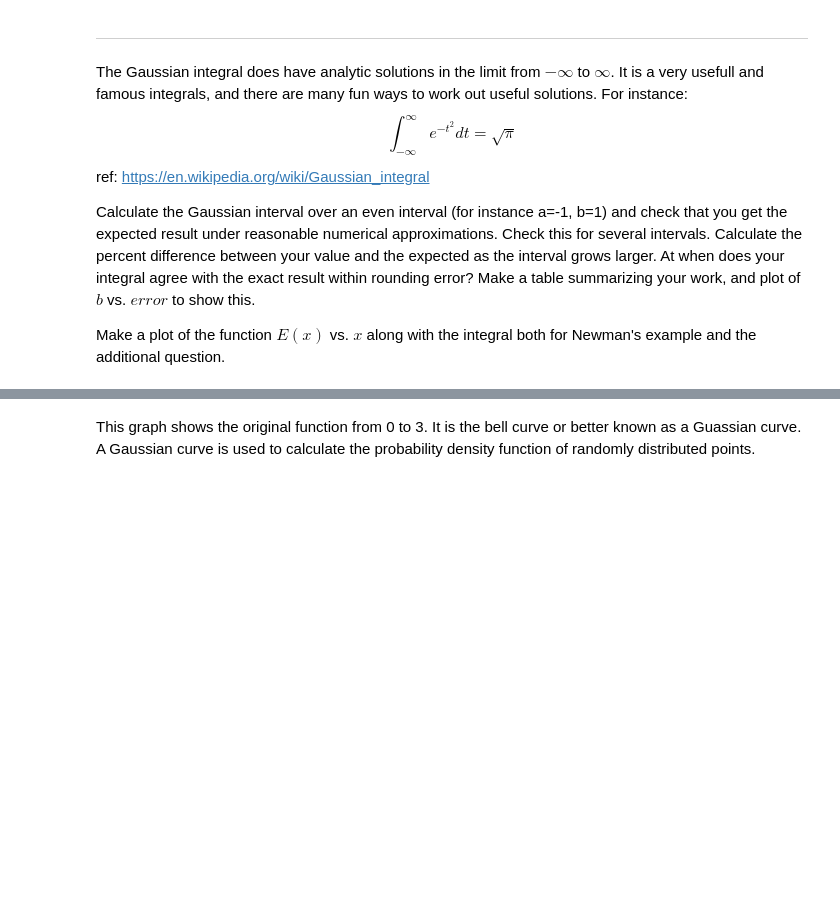
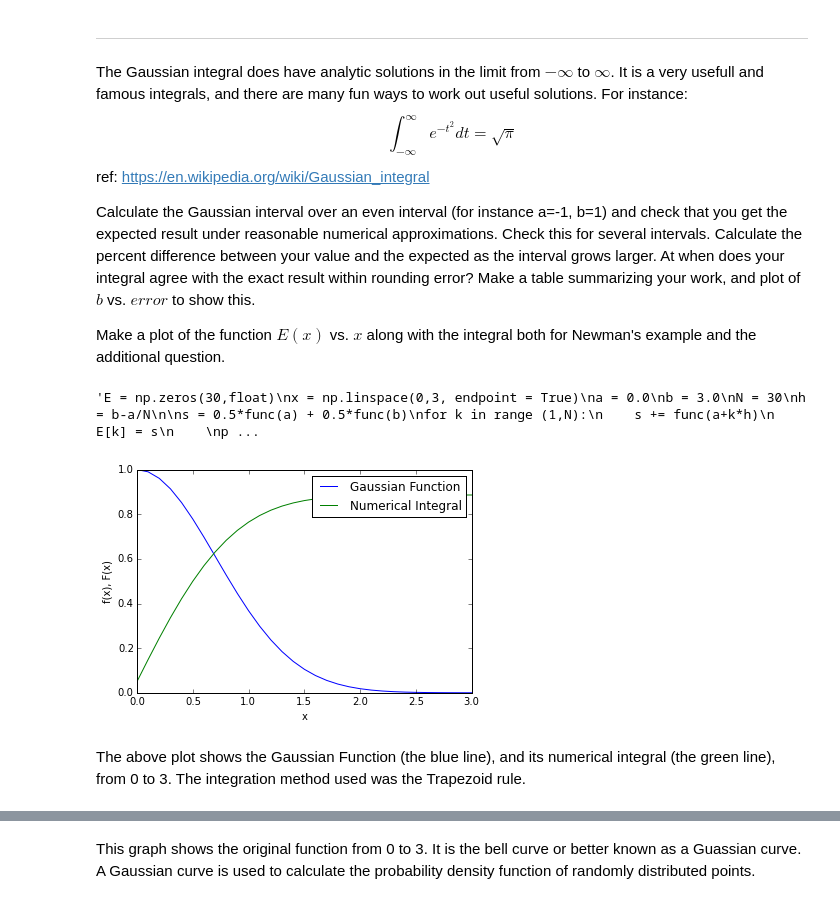
Before and after one commit to elevally/Labs, a Jupyter notebook: Lab4/Lab4.ipynb, the cells around one changed output, grey strips where cells are left out. Saved outputs shown, nothing was run; the diff lists cells and outputs as text; code cells hidden in the pictures; blank space fills up the shorter version.

```diff
--- a/Lab4/Lab4.ipynb
+++ b/Lab4/Lab4.ipynb
@@ -150,6 +151,72 @@ ref: https://en.wikipedia.org/wiki/Gaussian_integral
 Calculate the Gaussian interval over an even interval (for instance a=-1, b=1) and check that you get the expected result under reasonable numerical approximations.  Check this for several intervals.  Calculate the percent difference between your value and the expected as the interval grows larger.  At when does your integral agree with the exact result within rounding error?  Make a table summarizing your work, and plot of $b$ vs. $error$ to show this.
 
 Make a plot of the function $E(x)$ vs. $x$ along with the integral both for Newman's example and the additional question.
+# %%
+import math
+import integrate
+
+def func(t):
+    ''' Calculate the integrand of the Gaussian Integrand'''
+    return math.e**-(t**2)
+
+a = 0
+b = 3
+N = 30
+h = b-a/N
+
+Int_ab,x,Fx = integrate.integrate(func,(a,b),N)
+fx = np.empty(N+1)
+
+for i in range(fx.size):
+    fx[i] = func(x[i])
+
+plt.plot(x,fx,label="Gaussian Function")
+plt.plot(x,Fx,label="Numerical Integral")
+plt.ylabel("f(x), F(x)")
+plt.xlabel("x")
+plt.legend()
+
+'''E = np.zeros(30,float)
+x = np.linspace(0,3, endpoint = True)                           Since I spent a lot of my time banging my head against the desk
+a = 0.0                                                         trying to work with this code so that I could plot the integral
+b = 3.0                                                         and the Gaussian, I decided to scrath it and go with the other
+N = 30                                                          approach of using the integrate function.  Much less code is
+h = b-a/N                                                       needed for this approach.
+
+s = 0.5*func(a) + 0.5*func(b)
+for k in range (1,N):
+    s += func(a+k*h)
+    E[k] = s
+
+print(h*s)
+
+f = []
+for i in range(len(x)):
+    f.append(func(x[i]))
+
+steps = int((b-a)/h)
+
+Int_ab,x,Fx = integrate.integrate(func,(a,b),steps)
+fx = np.empty(steps+1)
+
+for i in range(fx.size):
+    fx[i] = func(x[i])
+
+plt.xlabel("x")
+plt.plot(x,f,label = "Gaussian Function")
+plt.plot(x,Fx,label="Numerical Integral")
+plt.ylabel("f(x), F(x)")
+plt.xlabel("x")
+plt.legend()
+
+print("f =",f)
+print("Fx= ",Fx)
+print("x =",x)'''
+# %% [output]
+'E = np.zeros(30,float)\nx = np.linspace(0,3, endpoint = True)\na = 0.0\nb = 3.0\nN = 30\nh = b-a/N\n\ns = 0.5*func(a) + 0.5*func(b)\nfor k in range (1,N):\n    s += func(a+k*h)\n    E[k] = s\n    \np ...
+[figure, added]
+# %% [markdown]
+The above plot shows the Gaussian Function (the blue line), and its numerical integral (the green line), from 0 to 3.  The integration method used was the Trapezoid rule.
 # %%
 # Exercise 5.3
 from pylab import plot,show,ylim,xlim,xlabel,ylabel
```
Also changed, not shown: parts of 9 cells of this notebook.
